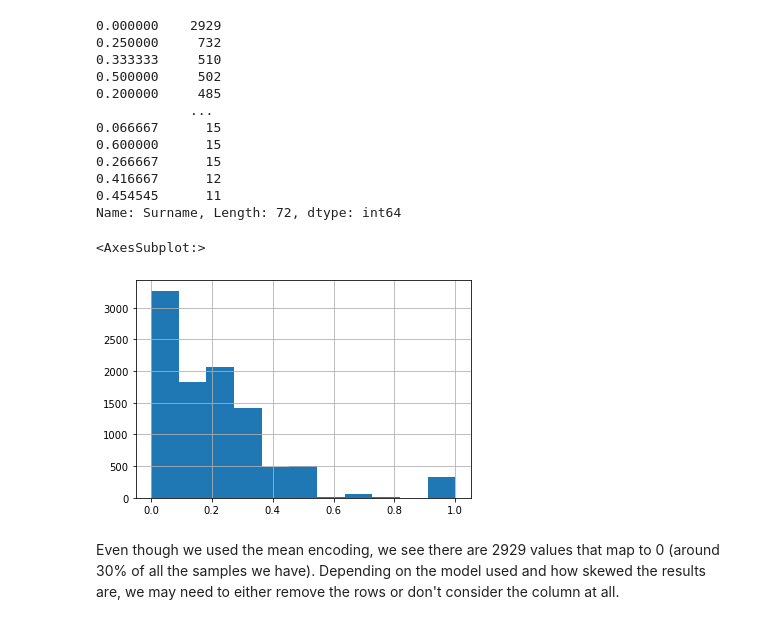
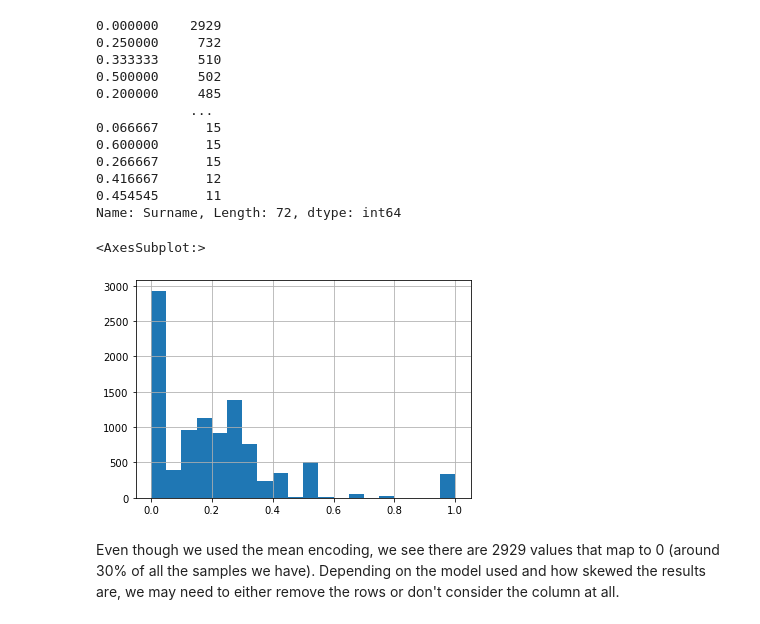
Before and after one commit to Maycas/Bank-Data-Analysis, a Jupyter notebook: Bank Data.ipynb, the cells around one changed output. Saved outputs shown, nothing was run; the diff lists cells and outputs as text; code cells hidden in the pictures.

```diff
--- a/Bank Data.ipynb
+++ b/Bank Data.ipynb
@@ -1310,10 +1310,10 @@ df_bank.Surname.value_counts(dropna = False)
 0.454545      11
 Name: Surname, Length: 72, dtype: int64
 # %%
-df_bank.Surname.hist(bins = 11)
+df_bank.Surname.hist(bins = 20)
 # %% [output]
 <AxesSubplot:>
-[figure, old version]
+[figure, new version]
 # %% [markdown]
 Even though we used the mean encoding, we see there are 2929 values that map to 0 (around 30% of all the samples we have). Depending on the model used and how skewed the results are, we may need to either remove the rows or don't consider the column at all.
 # %% [markdown]
```
Also changed, not shown: parts of 23 cells of this notebook, 1 other file.
